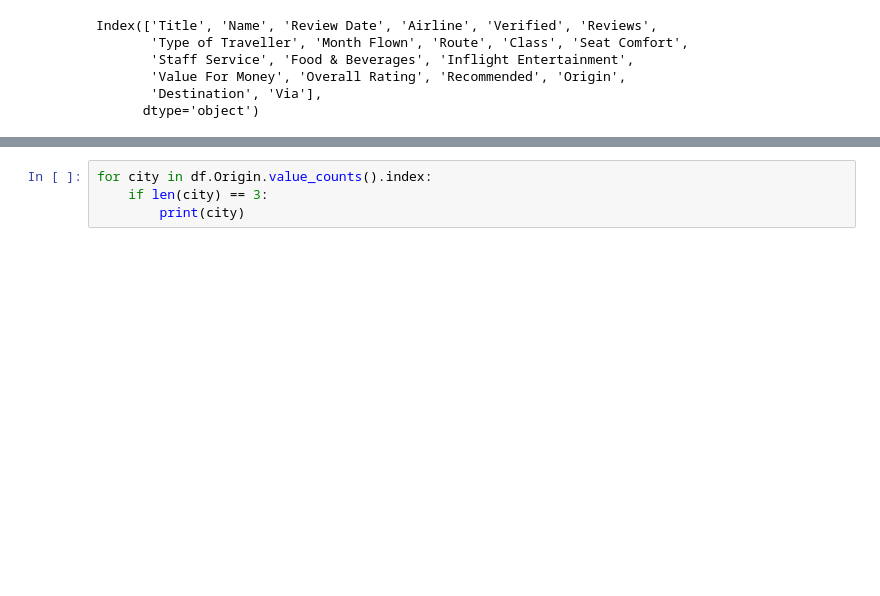
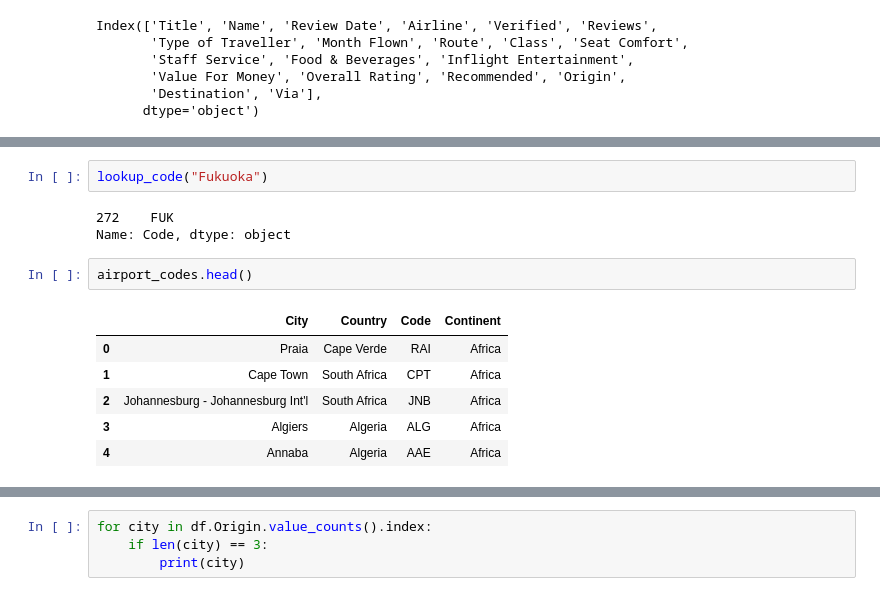
Before and after one commit to HasmigG/Airline_Passenger_Satisfaction_Analysis, a Jupyter notebook: etl_hasmig.ipynb, the cells around one changed output, grey strips where cells are left out. Saved outputs shown, nothing was run; the diff lists cells and outputs as text; blank space fills up the shorter version.

Commit message:
lookup codes

```diff
--- a/etl_hasmig.ipynb
+++ b/etl_hasmig.ipynb
@@ -188,0 +97,14 @@ Baghdad	Iraq	SDA
+# %%
+lookup_code("Fukuoka")
+# %% [output]
+272    FUK
+Name: Code, dtype: object
+# %%
+airport_codes.head()
+# %% [output]
+|  | City | Country | Code | Continent |
+| 0 | Praia | Cape Verde | RAI | Africa |
+| 1 | Cape Town | South Africa | CPT | Africa |
+| 2 | Johannesburg - Johannesburg Int'l | South Africa | JNB | Africa |
+| 3 | Algiers | Algeria | ALG | Africa |
+| 4 | Annaba | Algeria | AAE | Africa |
```
Also changed, not shown: parts of 6 cells of this notebook, 2 other files.
